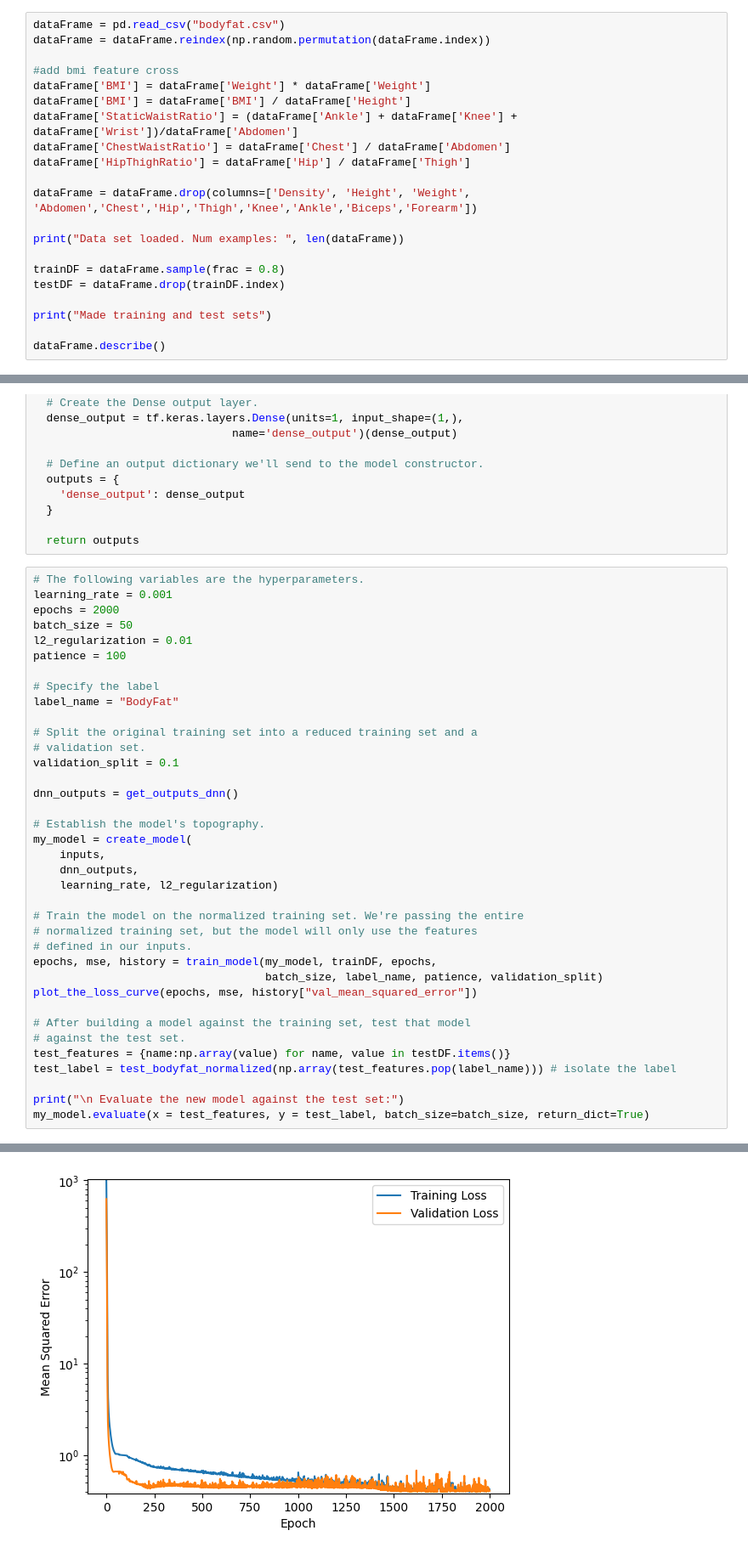
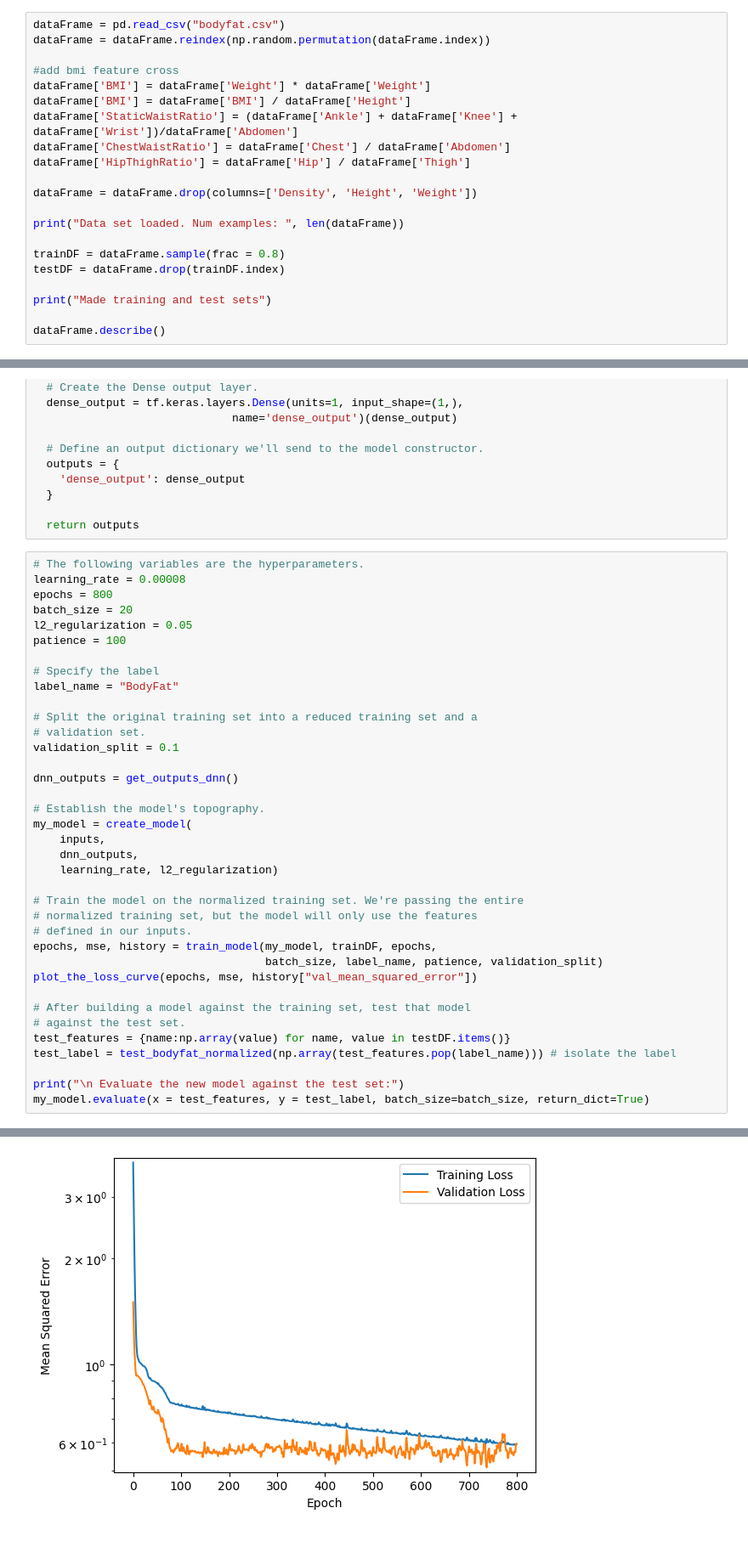
Before and after one commit to Stegi56/Body-Fat-Estimator, a Jupyter notebook: model.ipynb, the cells around one changed output, grey strips where cells are left out. Shown at 85% size. Drawn from its saved outputs; the diff is of its cells as text.

```diff
--- a/model.ipynb
+++ b/model.ipynb
@@ -26,7 +26,7 @@ dataFrame['StaticWaistRatio'] = (dataFrame['Ankle'] + dataFrame['Knee'] + dataFr
 dataFrame['ChestWaistRatio'] = dataFrame['Chest'] / dataFrame['Abdomen']
 dataFrame['HipThighRatio'] = dataFrame['Hip'] / dataFrame['Thigh']
 
-dataFrame = dataFrame.drop(columns=['Density', 'Height', 'Weight', 'Abdomen','Chest','Hip','Thigh','Knee','Ankle','Biceps','Forearm'])
+dataFrame = dataFrame.drop(columns=['Density', 'Height', 'Weight'])
 
 print("Data set loaded. Num examples: ", len(dataFrame))
 
@@ -314,10 +329,10 @@ def get_outputs_dnn():
   return outputs
 # %%
 # The following variables are the hyperparameters.
-learning_rate = 0.001
-epochs = 2000
-batch_size = 50
-l2_regularization = 0.01
+learning_rate = 0.00008
+epochs = 800
+batch_size = 20
+l2_regularization = 0.05
 patience = 100
 
 # Specify the label
@@ -370,2 +385,2 @@ Epoch 2000/2000
-[figure, old version]
+[figure, new version]
  Evaluate the new model against the test set:
```
Also changed, not shown: parts of 6 cells of this notebook.
